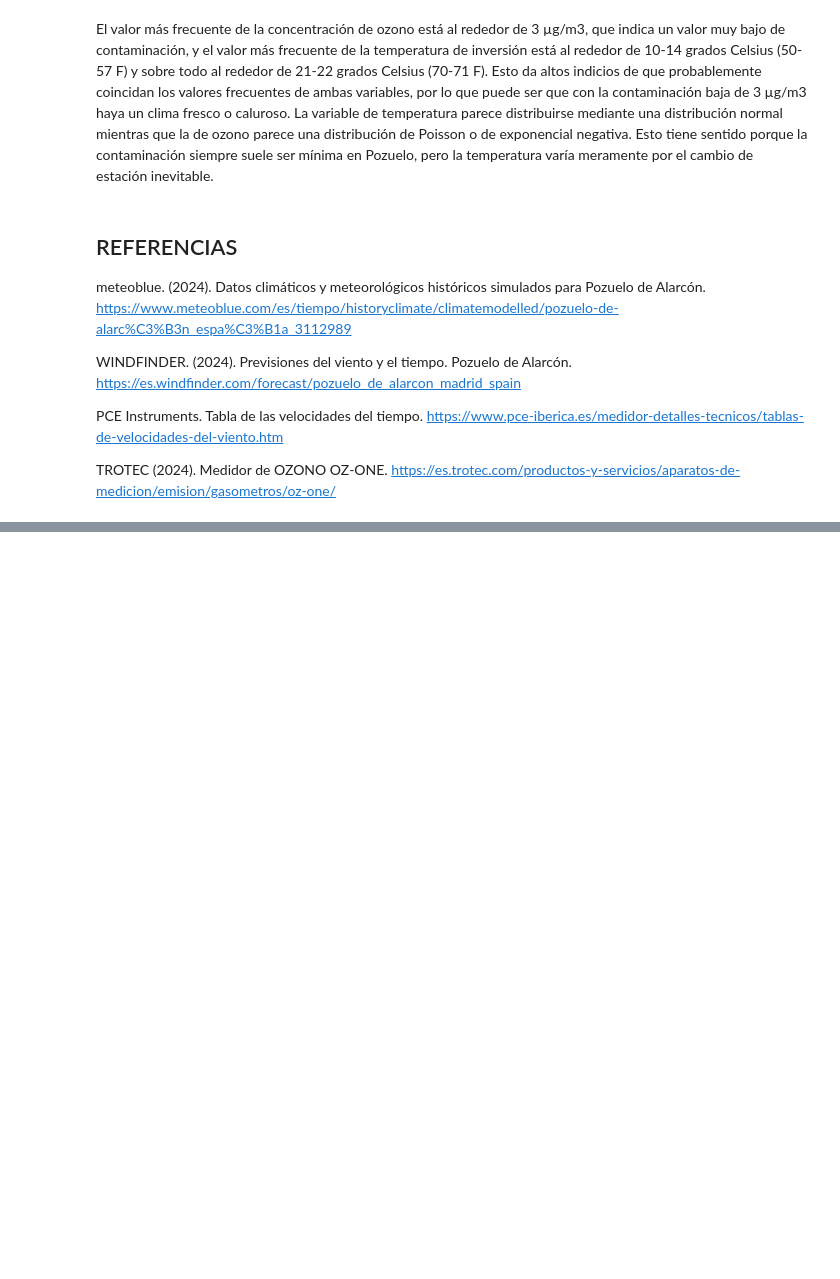
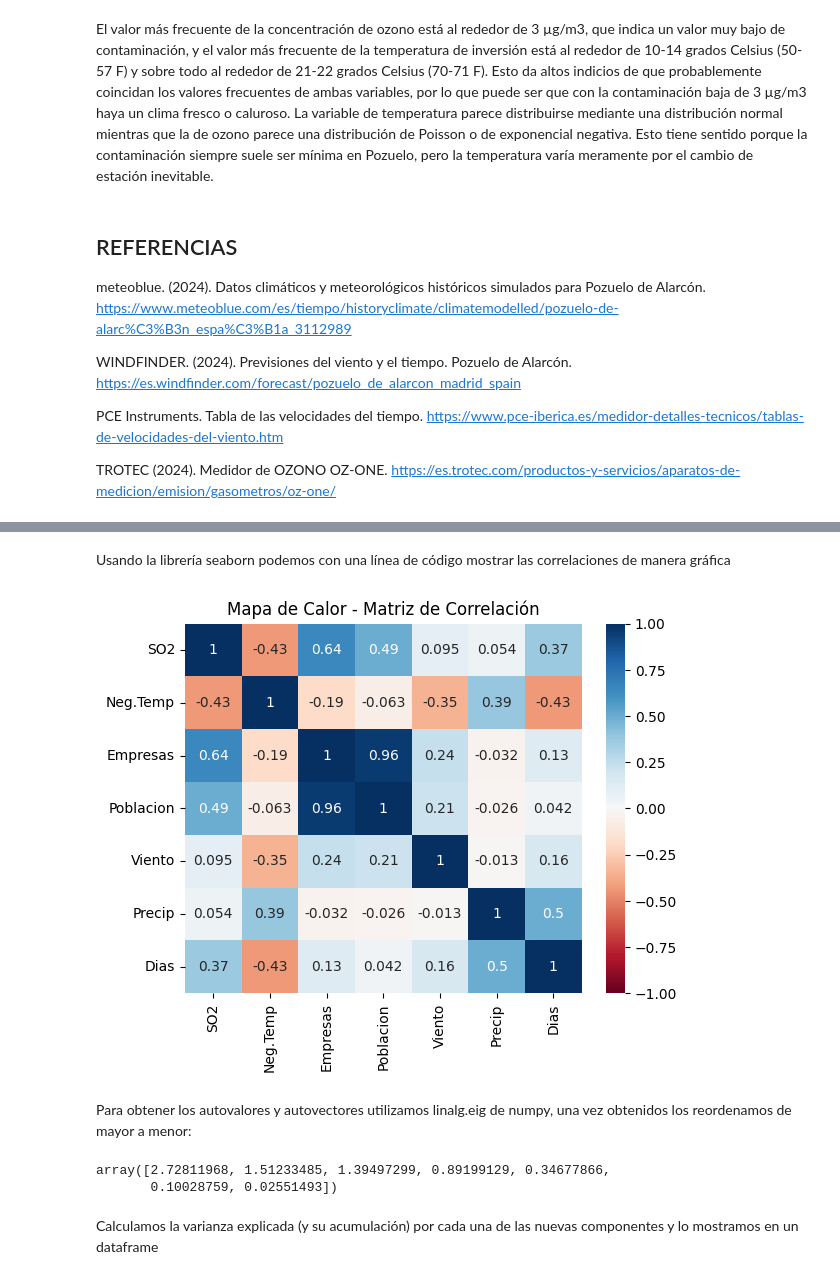
Before and after one commit to Alf-caput/P1_MineriaDeDatos, a Jupyter notebook: LAB01_GrupoB05.ipynb, the cells around one changed output, grey strips where cells are left out. Drawn from its saved outputs; the diff is of its cells as text; code cells hidden in the pictures; blank space fills up the shorter version.

```diff
--- a/LAB01_GrupoB05.ipynb
+++ b/LAB01_GrupoB05.ipynb
@@ -869,0 +1055,8 @@ TROTEC (2024).  Medidor de OZONO OZ-ONE. https://es.trotec.com/productos-y-servi
+# %%
+from sklearn.preprocessing import StandardScaler
+
+scaler = StandardScaler()
+df_std = scaler.fit_transform(df)
+
+df_std = pd.DataFrame(df_std, columns=df.columns, index=df.index)
+df_std.head()
@@ -869,0 +1111,3 @@ TROTEC (2024).  Medidor de OZONO OZ-ONE. https://es.trotec.com/productos-y-servi
+# %%
+df_corr = df_std.corr()
+df_corr
@@ -869,0 +1123,22 @@ TROTEC (2024).  Medidor de OZONO OZ-ONE. https://es.trotec.com/productos-y-servi
+# %% [markdown]
+Usando la librería seaborn podemos con una línea de código mostrar las correlaciones de manera gráfica
+# %%
+import seaborn as sns
+sns.heatmap(df_corr, cmap='RdBu', vmin=-1, vmax=1, annot=True)
+plt.title('Mapa de Calor - Matriz de Correlación')
+plt.show()
+# %% [output]
+[figure, added]
+# %% [markdown]
+Para obtener los autovalores y autovectores utilizamos linalg.eig de numpy, una vez obtenidos los reordenamos de mayor a menor:
+# %%
+eigenvalues, eigenvectors = np.linalg.eig(df_corr.values)
+sorted_indices = np.argsort(eigenvalues)[::-1]
+eigenvalues = eigenvalues[sorted_indices]
+eigenvectors = eigenvectors[:, sorted_indices]
+eigenvalues
+# %% [output]
+array([2.72811968, 1.51233485, 1.39497299, 0.89199129, 0.34677866,
+       0.10028759, 0.02551493])
+# %% [markdown]
+Calculamos la varianza explicada (y su acumulación) por cada una de las nuevas componentes y lo mostramos en un dataframe
```
Also changed, not shown: parts of 62 cells of this notebook.
